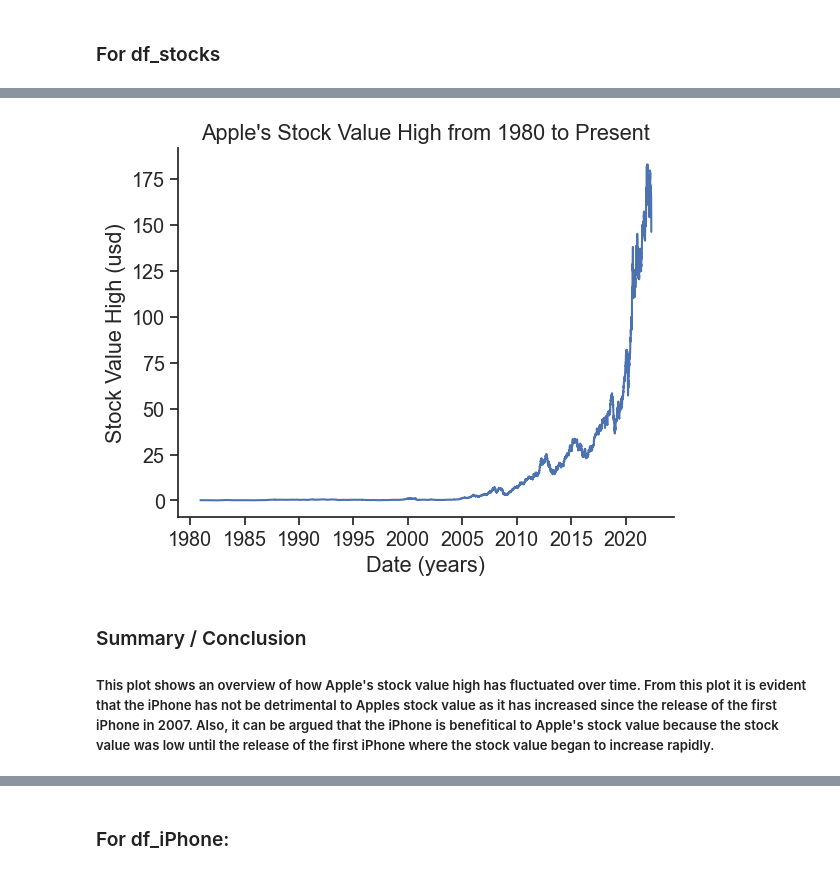
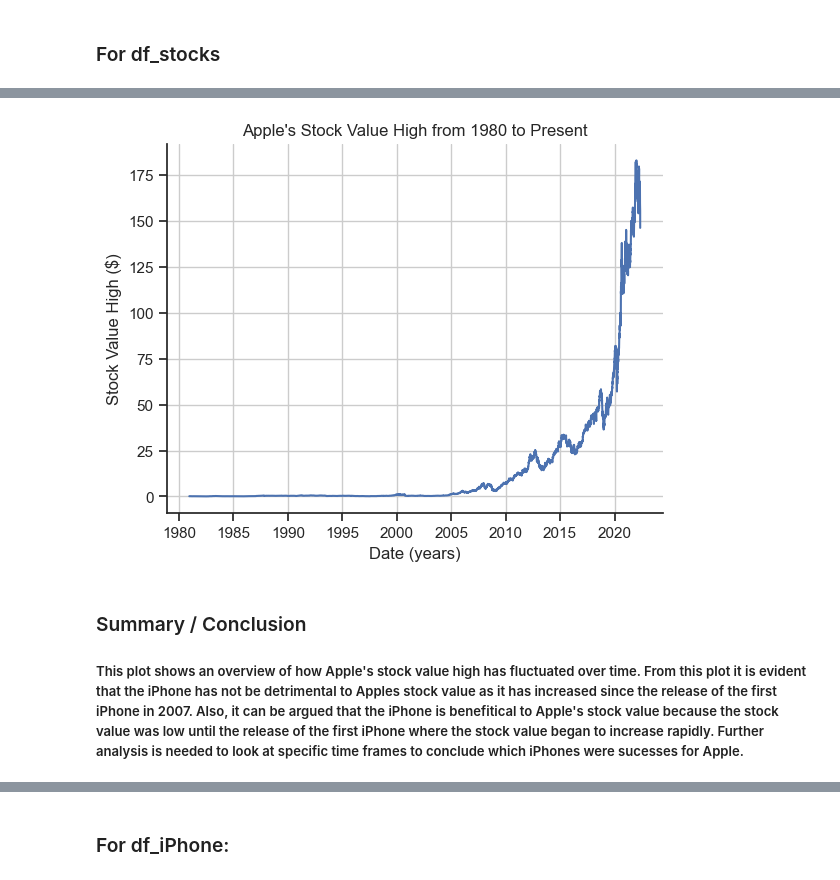
Before and after one commit to ubco-W2022T2-data301/project-group-group11, a Jupyter notebook: analysis/analysis1.ipynb, the cells around one changed output, grey strips where cells are left out. Saved outputs shown, nothing was run; the diff lists cells and outputs as text; code cells hidden in the pictures.

```diff
--- a/analysis/analysis1.ipynb
+++ b/analysis/analysis1.ipynb
@@ -10,9 +10,10 @@
 import pandas as pd
 import numpy as np
 import matplotlib.pylab as plt
+from matplotlib.dates import YearLocator, DateFormatter
 import seaborn as sns
 
-sns.set_theme(style="ticks", font_scale=1.3)
+sns.set_theme(style="ticks", font_scale=1)
 import matplotlib.pyplot as plt
 plt.rc("axes.spines", top=False, right=False)
 # %% [markdown]
@@ -126,6 +127,8 @@ Close        0
 Adj_Close    0
 Volume       0
 dtype: int64
+# %%
+df_stocks['Change'] = df_stocks['Open'] - df_stocks['Close']
 # %%
 df_stocks.to_csv('../data/processed/APPL_processed_analysis1.csv')
 # %% [markdown]
@@ -161,11 +163,12 @@ plt.show()
 # %%
 sns.lineplot(x='Date', y='High', data=df_stocks)
 plt.title("Apple's Stock Value High from 1980 to Present")
-plt.ylabel("Stock Value High (usd)")
+plt.ylabel("Stock Value High ($)")
 plt.xlabel("Date (years)")
+plt.grid(True)
 plt.show()
 # %% [output]
-[figure, old version]
+[figure, new version]
 # %% [markdown]
 ### Summary / Conclusion
-##### This plot shows an overview of how Apple's stock value high has fluctuated over time. From this plot it is evident that the iPhone has not be detrimental to Apples stock value as it has increased since the release of the first iPhone in 2007. Also, it can be argued that the iPhone is benefitical to Apple's stock value because the stock value was low until the release of the first iPhone where the stock value began to increase rapidly.
+##### This plot shows an overview of how Apple's stock value high has fluctuated over time. From this plot it is evident that the iPhone has not be detrimental to Apples stock value as it has increased since the release of the first iPhone in 2007. Also, it can be argued that the iPhone is benefitical to Apple's stock value because the stock value was low until the release of the first iPhone where the stock value began to increase rapidly. Further analysis is needed to look at specific time frames to conclude which iPhones were sucesses for Apple.
```
Also changed, not shown: parts of 16 cells of this notebook, 2 other files.
